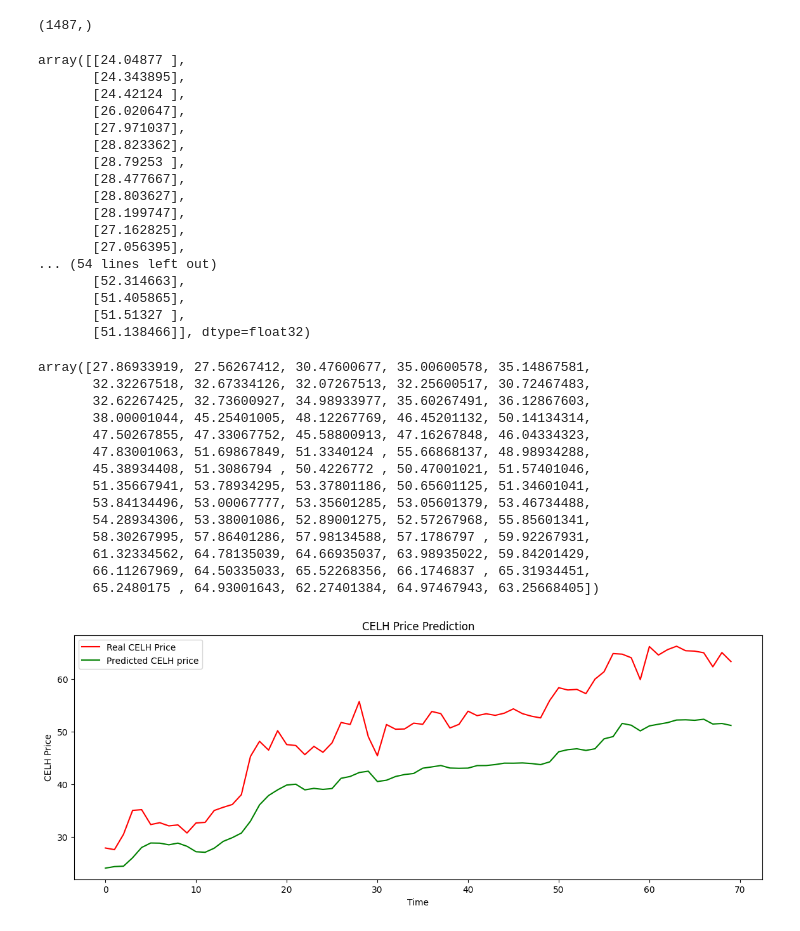
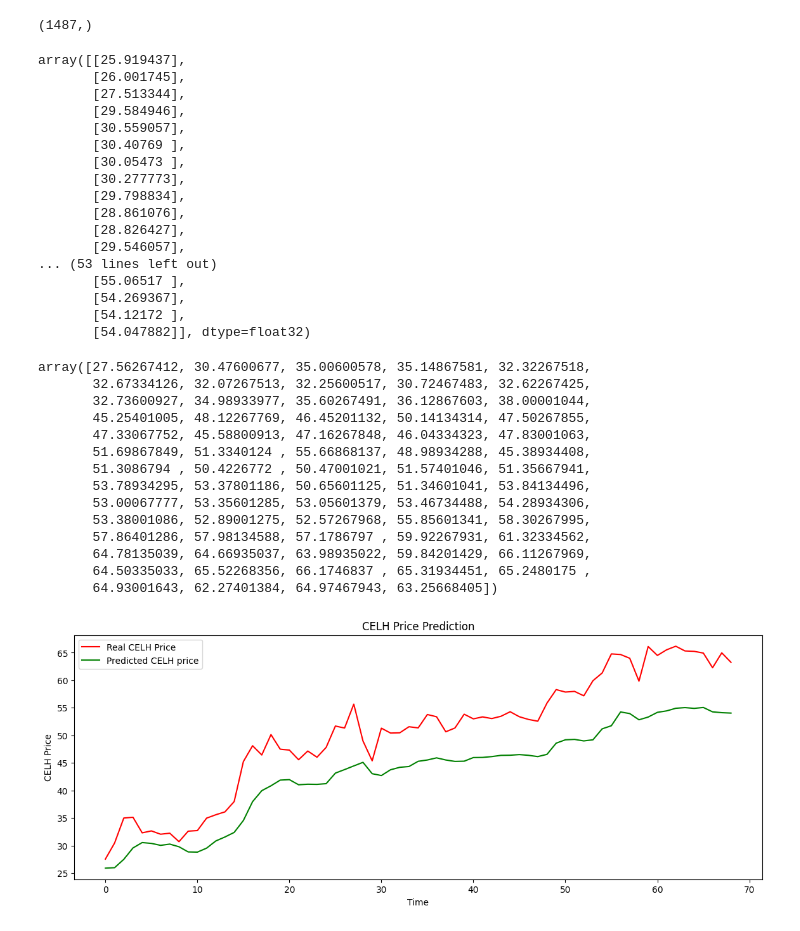
Before and after one commit to hsami180792/Test, a Jupyter notebook: TSLA_GRU.ipynb, the cells around one changed output. Saved outputs shown, nothing was run; the diff lists cells and outputs as text; code cells hidden in the pictures.

```diff
--- a/TSLA_GRU.ipynb
+++ b/TSLA_GRU.ipynb
@@ -72,7 +75,7 @@ from tensorflow.keras.layers import Dense, LSTM, Dropout, GRU, Bidirectional
 # %%
 regressorGRU = Sequential()
 
-regressorGRU.add(GRU(units = 60, activation = 'relu', return_sequences = True, input_shape = (x_train.shape[1], 5)))
+regressorGRU.add(GRU(units = 60, activation = 'relu', return_sequences = True, input_shape = (x_train.shape[1], 6)))
 regressorGRU.add(Dropout(0.2))
 
 regressorGRU.add(GRU(units = 60, activation = 'relu', return_sequences = True))
@@ -202,50 +212,50 @@ y_test.shape
 # %% [output]
 (1487,)
 # %%
-y_pred[1417:]
+y_pred[1418:]
 # %% [output]
-array([[24.04877 ],
-       [24.343895],
-       [24.42124 ],
-       [26.020647],
-       [27.971037],
-       [28.823362],
-       [28.79253 ],
-       [28.477667],
-       [28.803627],
-       [28.199747],
-       [27.162825],
-       [27.056395],
-... (54 lines left out)
-       [52.314663],
-       [51.405865],
-       [51.51327 ],
-       [51.138466]], dtype=float32)
+array([[25.919437],
+       [26.001745],
+       [27.513344],
+       [29.584946],
+       [30.559057],
+       [30.40769 ],
+       [30.05473 ],
+       [30.277773],
+       [29.798834],
+       [28.861076],
+       [28.826427],
+       [29.546057],
+... (53 lines left out)
+       [55.06517 ],
+       [54.269367],
+       [54.12172 ],
+       [54.047882]], dtype=float32)
 # %%
-y_test[1417:]
+y_test[1418:]
 # %% [output]
-array([27.86933919, 27.56267412, 30.47600677, 35.00600578, 35.14867581,
-       32.32267518, 32.67334126, 32.07267513, 32.25600517, 30.72467483,
-       32.62267425, 32.73600927, 34.98933977, 35.60267491, 36.12867603,
-       38.00001044, 45.25401005, 48.12267769, 46.45201132, 50.14134314,
-       47.50267855, 47.33067752, 45.58800913, 47.16267848, 46.04334323,
-       47.83001063, 51.69867849, 51.3340124 , 55.66868137, 48.98934288,
-       45.38934408, 51.3086794 , 50.4226772 , 50.47001021, 51.57401046,
-       51.35667941, 53.78934295, 53.37801186, 50.65601125, 51.34601041,
-       53.84134496, 53.00067777, 53.35601285, 53.05601379, 53.46734488,
-       54.28934306, 53.38001086, 52.89001275, 52.57267968, 55.85601341,
-       58.30267995, 57.86401286, 57.98134588, 57.1786797 , 59.92267931,
-       61.32334562, 64.78135039, 64.66935037, 63.98935022, 59.84201429,
-       66.11267969, 64.50335033, 65.52268356, 66.1746837 , 65.31934451,
-       65.2480175 , 64.93001643, 62.27401384, 64.97467943, 63.25668405])
+array([27.56267412, 30.47600677, 35.00600578, 35.14867581, 32.32267518,
+       32.67334126, 32.07267513, 32.25600517, 30.72467483, 32.62267425,
+       32.73600927, 34.98933977, 35.60267491, 36.12867603, 38.00001044,
+       45.25401005, 48.12267769, 46.45201132, 50.14134314, 47.50267855,
+       47.33067752, 45.58800913, 47.16267848, 46.04334323, 47.83001063,
+       51.69867849, 51.3340124 , 55.66868137, 48.98934288, 45.38934408,
+       51.3086794 , 50.4226772 , 50.47001021, 51.57401046, 51.35667941,
+       53.78934295, 53.37801186, 50.65601125, 51.34601041, 53.84134496,
+       53.00067777, 53.35601285, 53.05601379, 53.46734488, 54.28934306,
+       53.38001086, 52.89001275, 52.57267968, 55.85601341, 58.30267995,
+       57.86401286, 57.98134588, 57.1786797 , 59.92267931, 61.32334562,
+       64.78135039, 64.66935037, 63.98935022, 59.84201429, 66.11267969,
+       64.50335033, 65.52268356, 66.1746837 , 65.31934451, 65.2480175 ,
+       64.93001643, 62.27401384, 64.97467943, 63.25668405])
 # %%
 plt.figure(figsize = (14,5))
-plt.plot(y_test[1417:], color = 'red', label = 'Real CELH Price')
-plt.plot(y_pred[1417:], color = 'green', label = 'Predicted CELH price')
+plt.plot(y_test[1418:], color = 'red', label = 'Real CELH Price')
+plt.plot(y_pred[1418:], color = 'green', label = 'Predicted CELH price')
 plt.title('CELH Price Prediction')
 plt.xlabel('Time')
 plt.ylabel('CELH Price')
 plt.legend()
 plt.show()
 # %% [output]
-[figure, old version]
+[figure, new version]
```
Also changed, not shown: parts of 13 cells of this notebook, 5 other files.
